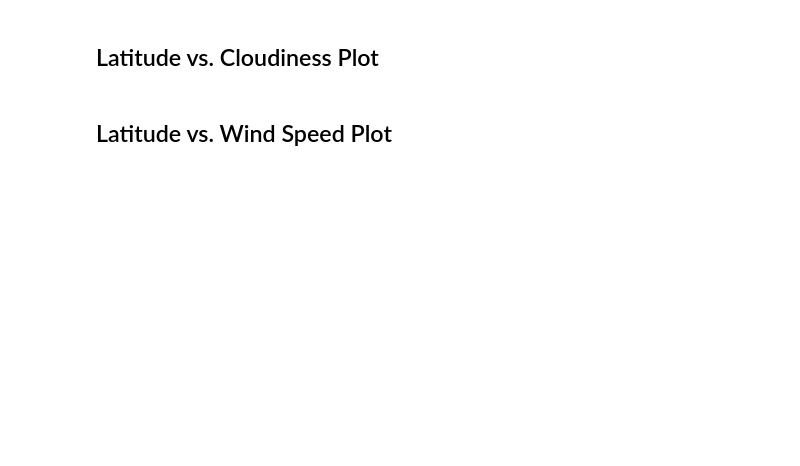
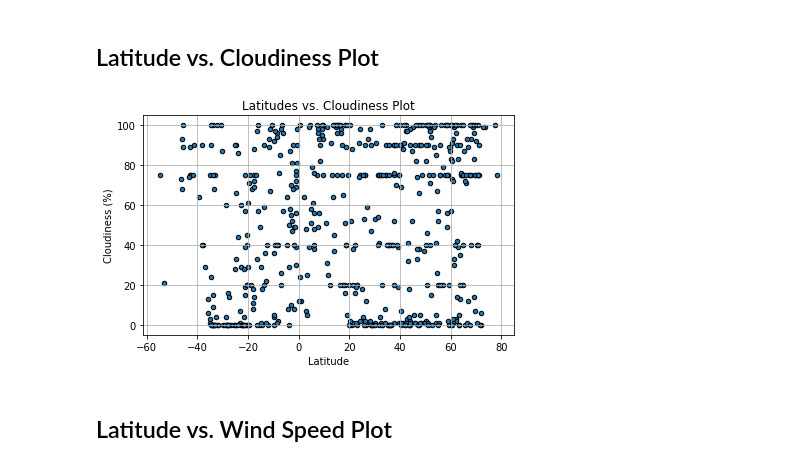
Before and after one commit to gemelodyyu/python_API_challenge, a Jupyter notebook: WeatherPy/WeatherPy.ipynb, the cells around one changed output. Drawn from its saved outputs; the diff is of its cells as text; code cells hidden in the pictures; blank space fills up the shorter version.

```diff
--- a/WeatherPy/WeatherPy.ipynb
+++ b/WeatherPy/WeatherPy.ipynb
@@ -77,4 +229,17 @@ Skip this step if there are no cities that have humidity > 100%.
 # %% [markdown]
 ## Latitude vs. Cloudiness Plot
+# %%
+city_df.plot.scatter(x="Latitude", y="Cloudiness (%)", marker="o", grid = True, edgecolor = "black")
+# set title and labels
+plt.title("Latitudes vs. Cloudiness Plot")
+plt.xlabel("Latitude")
+plt.ylabel("Cloudiness (%)")
+# save graph
+plt.tight_layout()
+plt.savefig("Images/lat_vs_cloud.png")
+# print plot
+plt.show()
+# %% [output]
+[figure, added]
 # %% [markdown]
 ## Latitude vs. Wind Speed Plot
```
Also changed, not shown: parts of 15 cells of this notebook.
